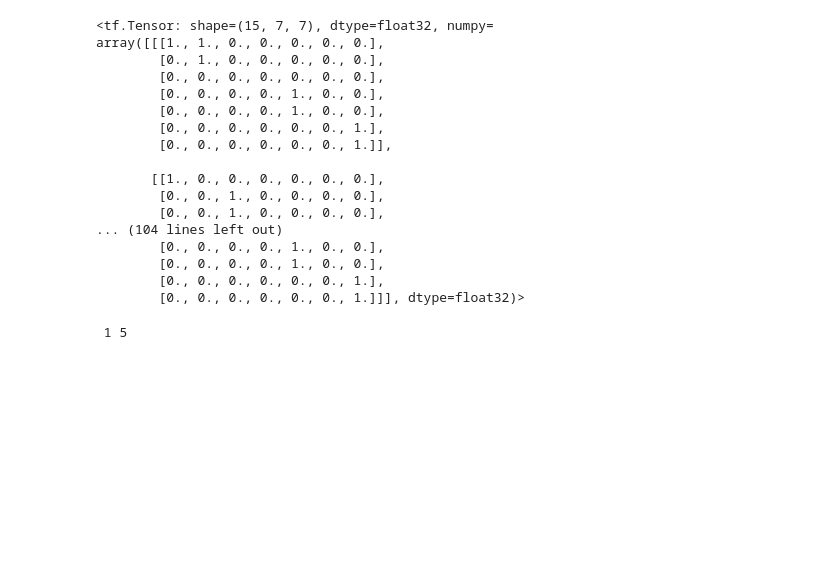
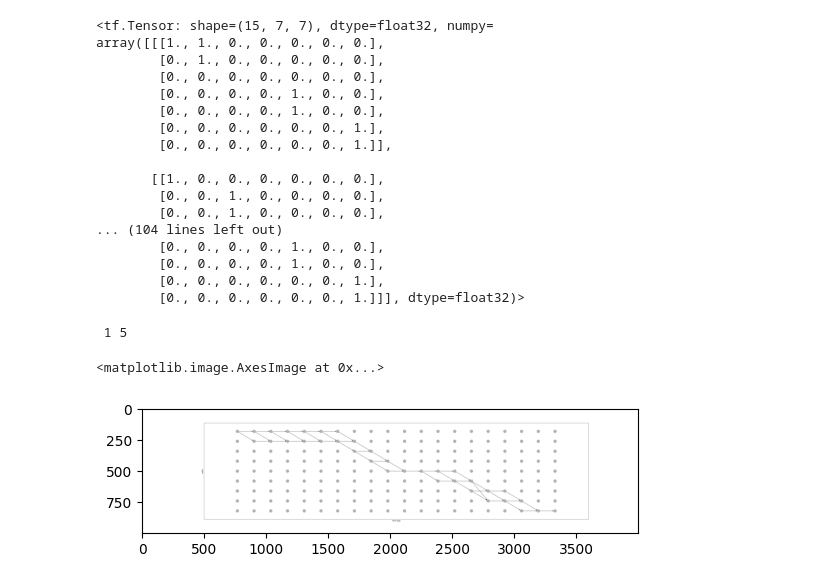
Before and after one commit to Kibo4/DOLT-C3D_with_SGCTC-OAD_2023, a Jupyter notebook: Tools/LossesAndMetrics/testingBatchBasedRecMatrix.ipynb, the cells around one changed output. Drawn from its saved outputs; the diff is of its cells as text; code cells hidden in the pictures; blank space fills up the shorter version.

```diff
--- a/Tools/LossesAndMetrics/testingBatchBasedRecMatrix.ipynb
+++ b/Tools/LossesAndMetrics/testingBatchBasedRecMatrix.ipynb
@@ -212,26 +212,37 @@ array([[[1., 1., 0., 0., 0., 0., 0.],
         [0., 0., 0., 0., 0., 0., 1.],
         [0., 0., 0., 0., 0., 0., 1.]]], dtype=float32)>
 # %%
+from matplotlib import pyplot as plt
 from Tools.LossesAndMetrics.CustomRecurrenceMatrix import exportGraphFromMatrix
 labels = [
-    [-1,-1,-1]
+    [1,0,7],
+    [1,8,9],
+    [8,12,14],
+    [2,15,17],
 ]
 labels2 = [
-    [-1,-1,-1]
+    [-1,-1,-1],
+    [-1,-1,-1],
+    [-1,-1,-1],
+    [-1,-1,-1],
 ]
 
-Time = tf.constant(18)
+Time = tf.constant(20)
 
-id=1
+id=0
 # convert and concat in one tensor of size: [2, 3, 3]
 labels = tf.concat([tf.expand_dims(tf.convert_to_tensor(labels,dtype=tf.int32), 0), tf.expand_dims(tf.convert_to_tensor(labels2,dtype=tf.int32), 0)], axis=0)
 seqLen = tf.convert_to_tensor(Time, dtype=tf.int32)
 m = compute_recurrence_Matrix_from_labels(labels, seqLen, True)
 exportGraphFromMatrix(m[id], [], "test4")
 
 from Tools.LossesAndMetrics.CustomRecurrenceMatrix import getCustomGraphMatrixFromBounds
 
 m2 = getCustomGraphMatrixFromBounds(list(labels[id]), seqLen, False)
-exportGraphFromMatrix(m2, ["1","5"], "test2")
+exportGraphFromMatrix(m2, ["1","5"], "test")
+# load and show the image "graph.png" :
+plt.imshow(plt.imread("test.png"))
 # %% [output]
  1 5
+<matplotlib.image.AxesImage at 0x...>
+[figure, added]
```
Also changed, not shown: 3 other files.
